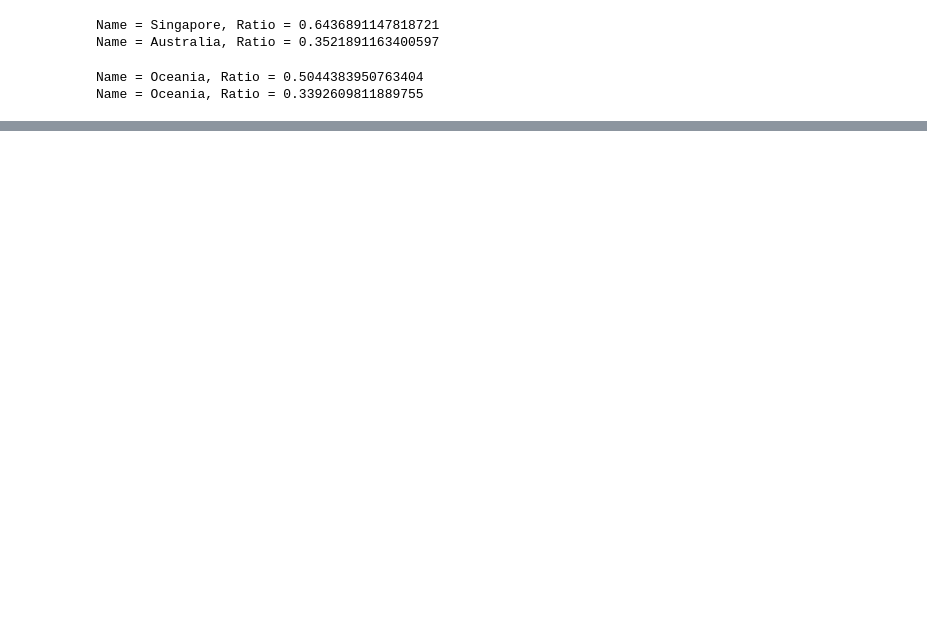
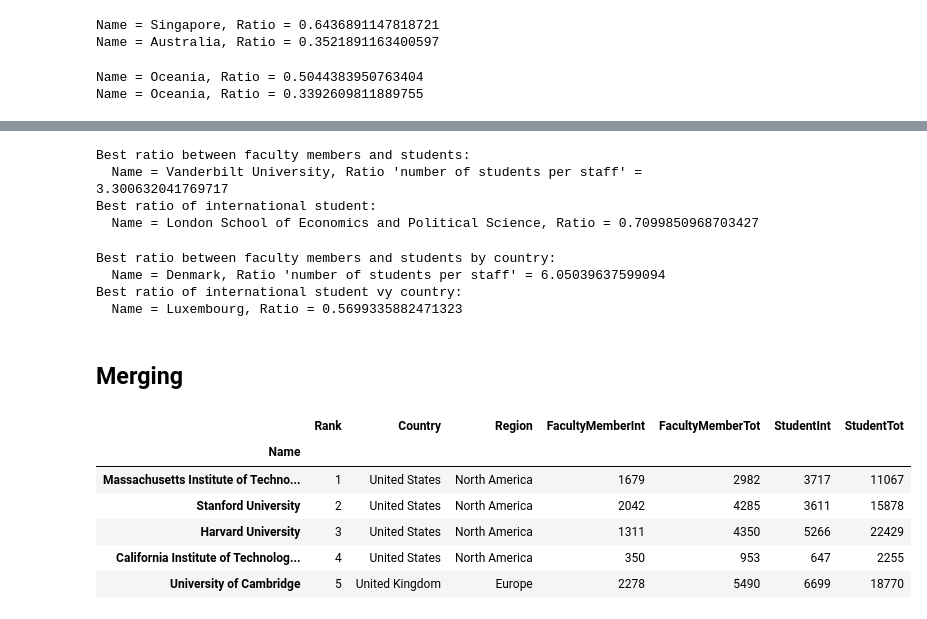
Before and after one commit to Roussaky/ada-EPFL, a Jupyter notebook: Homework2/Homework2.ipynb, the cells around one changed output, grey strips where cells are left out. Saved outputs shown, nothing was run; the diff lists cells and outputs as text; code cells hidden in the pictures; blank space fills up the shorter version.

```diff
--- a/Homework2/Homework2.ipynb
+++ b/Homework2/Homework2.ipynb
@@ -162,0 +228,45 @@ Name = Oceania, Ratio = 0.3392609811889755
+# %%
+# a) Get the best ratio between faculty members and students,
+uniWithBestRatio, maxRatio = getBestRatio2(times_ranking,'StudentTot','FacultyMemberTot')
+print("Best ratio between faculty members and students:\n  Name = {n}, Ratio 'number of students per staff' = {r}".format(n=uniWithBestRatio,r=maxRatio))
+
+# b) Get the best ratio of international student.
+uniWithBestStudRatio, maxIntStudRatio = getBestRatio2(times_ranking,'StudentInt','StudentTot')
+print("Best ratio of international student:\n  Name = {n}, Ratio = {r}".format(n=uniWithBestStudRatio,r=maxIntStudRatio))
+# %% [output]
+Best ratio between faculty members and students:
+  Name = Vanderbilt University, Ratio 'number of students per staff' = 3.300632041769717
+Best ratio of international student:
+  Name = London School of Economics and Political Science, Ratio = 0.7099850968703427
+# %%
+#Get the list of the countries in the dataFrame
+countryStats = pd.DataFrame(columns = ['Name','FacultyMemberTot','StudentInt','StudentTot'])
+countries = times_ranking.Country.unique()
+
+for country in countries:
+
+    #Delete the row with -1
+    currentCountry = times_ranking[(times_ranking.Country == country)&(times_ranking.StudentInt >=0)&(times_ranking.StudentTot >=0)&(times_ranking.FacultyMemberTot >=0)]
+
+    #Sum the columns
+    IntStud = currentCountry.StudentInt.sum()
+    TotStud = currentCountry.StudentTot.sum()
+    TotFac = currentCountry.FacultyMemberTot.sum()
+
+    currentCountry = [country,TotFac,IntStud,TotStud]
+    countryStats.loc[len(countryStats)] = (currentCountry)
+
+# a) Get the best ratio between faculty members and students by country
+CountryWithBestFacRatio, maxIntFacCountryRatio = getBestRatio2(countryStats,'StudentTot','FacultyMemberTot')
+print("Best ratio between faculty members and students by country:\n  Name = {n}, Ratio 'number of students per staff' = {r}".format(n=CountryWithBestFacRatio,r=maxIntFacCountryRatio))
+
+# b) Get the best ratio of international student by country
+CountryWithBestStudRatio, maxIntStudCountryRatio = getBestRatio2(countryStats,'StudentInt','StudentTot')
+print("Best ratio of international student vy country:\n  Name = {n}, Ratio = {r}".format(n=CountryWithBestStudRatio,r=maxIntStudCountryRatio))
+# %% [output]
+Best ratio between faculty members and students by country:
+  Name = Denmark, Ratio 'number of students per staff' = 6.05039637599094
+Best ratio of international student vy country:
+  Name = Luxembourg, Ratio = 0.5699335882471323
+# %% [markdown]
+## Merging
@@ -162,0 +276,10 @@ Name = Oceania, Ratio = 0.3392609811889755
+# %%
+df.head()
+# %% [output]
+|  | Rank | Country | Region | FacultyMemberInt | FacultyMemberTot | StudentInt | StudentTot |
+| Name |  |  |  |  |  |  |  |
+| Massachusetts Institute of Techno... | 1 | United States | North America | 1679 | 2982 | 3717 | 11067 |
+| Stanford University | 2 | United States | North America | 2042 | 4285 | 3611 | 15878 |
+| Harvard University | 3 | United States | North America | 1311 | 4350 | 5266 | 22429 |
+| California Institute of Technolog... | 4 | United States | North America | 350 | 953 | 647 | 2255 |
+| University of Cambridge | 5 | United Kingdom | Europe | 2278 | 5490 | 6699 | 18770 |
```
Also changed, not shown: parts of 15 cells of this notebook.
